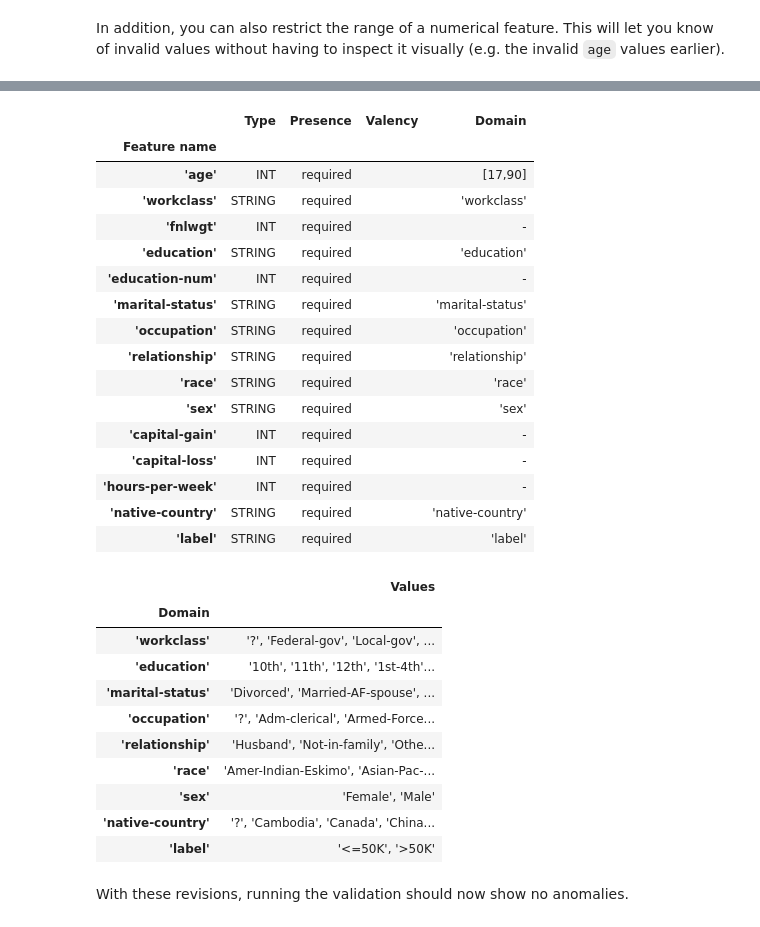
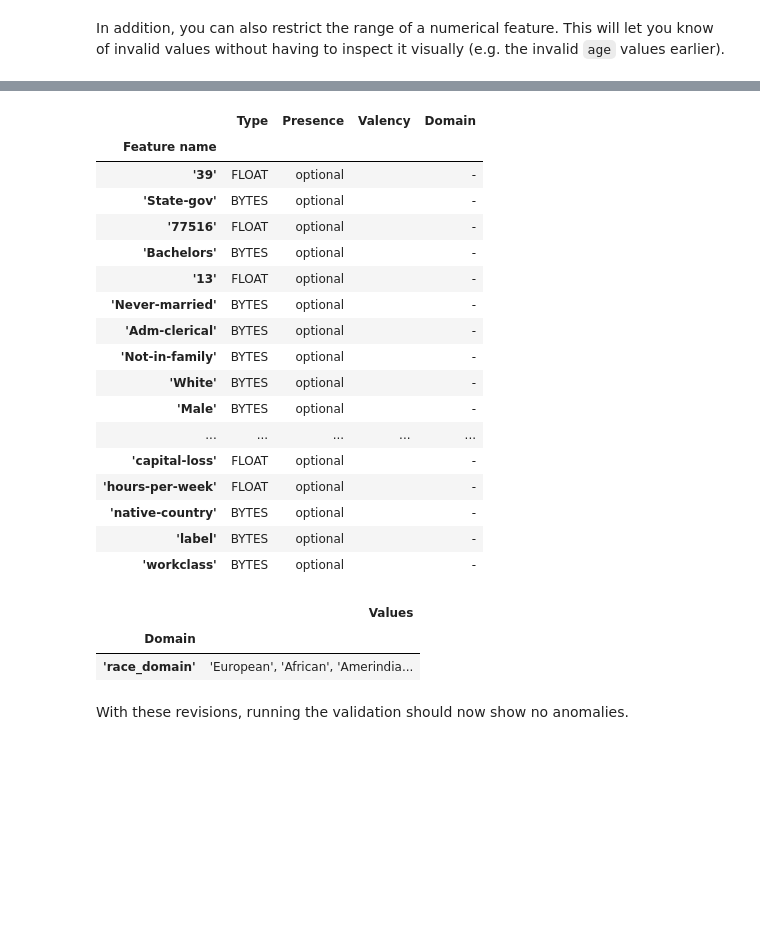
Before and after one commit to GrueneKatze/More-MOOCs, a Jupyter notebook: MLOps/MLOps-in-production/C2_W1_Lab_1_TFDV_Exercise.ipynb, the cells around one changed output, grey strips where cells are left out. Saved outputs shown, nothing was run; the diff lists cells and outputs as text; code cells hidden in the pictures; blank space fills up the shorter version.

```diff
--- a/MLOps/MLOps-in-production/C2_W1_Lab_1_TFDV_Exercise.ipynb
+++ b/MLOps/MLOps-in-production/C2_W1_Lab_1_TFDV_Exercise.ipynb
@@ -63,7 +83,7 @@ You will be working with the [Census Income Dataset](http://archive.ics.uci.edu/
 Let's load the dataset and split it into training and evaluation sets. We will not shuffle them for consistent results in this demo notebook but you should otherwise in real projects.
 # %%
 # Read in the training and evaluation datasets
-df = pd.read_csv('', skipinitialspace=True)#('data/adult.data', skipinitialspace=True)
+df = pd.read_csv('/content/adult.data', skipinitialspace=True)#('data/adult.data', skipinitialspace=True)
 
 # Split the dataset. Do not shuffle for this demo notebook.
 train_df, eval_df = train_test_split(df, test_size=0.2, shuffle=False)
@@ -245,3 +290,7 @@ tfdv.visualize_statistics(
 )
 # %% [output]
 [interactive output not drawn]
+# %%
+#Creating schema2 to include the new features from eval_stats
+schema2 = tfdv.infer_schema(statistics=eval_stats)
+tfdv.display_schema(schema2)
@@ -302,2 +367,7 @@ If you want to be rigid and instead add only valid values to the domain, you can
 race_domain = tfdv.get_domain(schema, 'race')
 race_domain.value.append('Asian')
+# %%
+#Let's set the race domain for the schema2
+race_domain = schema_pb2.StringDomain(value=['European', 'African', 'Amerindian'])
+tfdv.set_domain(schema2, "race", race_domain)
+#race_domain = tfdv.set_domain(schema2, 'race', schema_pb2.IntDomain(name='age', min=17, max=90))#tfdv.get_domain(schema2, 'race')
@@ -305,8 +378,8 @@ race_domain.value.append('Asian')
 In addition, you can also restrict the range of a numerical feature. This will let you know of invalid values without having to inspect it visually (e.g. the invalid `age` values earlier).
 # %%
 # Restrict the range of the `age` feature
-tfdv.set_domain(schema, 'age', schema_pb2.IntDomain(name='age', min=17, max=90))
+tfdv.set_domain(schema2, 'age', schema_pb2.IntDomain(name='age', min=17, max=90))
 
 # Display the modified schema. Notice the `Domain` column of `age`.
-tfdv.display_schema(schema)
+tfdv.display_schema(schema2)
 # %% [output]
@@ -313,31 +387,24 @@ tfdv.display_schema(schema)
 |  | Type | Presence | Valency | Domain |
 | Feature name |  |  |  |  |
-| 'age' | INT | required |  | [17,90] |
-| 'workclass' | STRING | required |  | 'workclass' |
-| 'fnlwgt' | INT | required |  | - |
-| 'education' | STRING | required |  | 'education' |
-| 'education-num' | INT | required |  | - |
-| 'marital-status' | STRING | required |  | 'marital-status' |
-| 'occupation' | STRING | required |  | 'occupation' |
-| 'relationship' | STRING | required |  | 'relationship' |
-| 'race' | STRING | required |  | 'race' |
-| 'sex' | STRING | required |  | 'sex' |
-| 'capital-gain' | INT | required |  | - |
-| 'capital-loss' | INT | required |  | - |
-| 'hours-per-week' | INT | required |  | - |
-| 'native-country' | STRING | required |  | 'native-country' |
-| 'label' | STRING | required |  | 'label' |
+| '39' | FLOAT | optional |  | - |
+| 'State-gov' | BYTES | optional |  | - |
+| '77516' | FLOAT | optional |  | - |
+| 'Bachelors' | BYTES | optional |  | - |
+| '13' | FLOAT | optional |  | - |
+| 'Never-married' | BYTES | optional |  | - |
+| 'Adm-clerical' | BYTES | optional |  | - |
+| 'Not-in-family' | BYTES | optional |  | - |
+| 'White' | BYTES | optional |  | - |
+| 'Male' | BYTES | optional |  | - |
+| ... | ... | ... | ... | ... |
+| 'capital-loss' | FLOAT | optional |  | - |
+| 'hours-per-week' | FLOAT | optional |  | - |
+| 'native-country' | BYTES | optional |  | - |
+| 'label' | BYTES | optional |  | - |
+| 'workclass' | BYTES | optional |  | - |
 |  | Values |
 | Domain |  |
-| 'workclass' | '?', 'Federal-gov', 'Local-gov', ... |
-| 'education' | '10th', '11th', '12th', '1st-4th'... |
-| 'marital-status' | 'Divorced', 'Married-AF-spouse', ... |
-| 'occupation' | '?', 'Adm-clerical', 'Armed-Force... |
-| 'relationship' | 'Husband', 'Not-in-family', 'Othe... |
-| 'race' | 'Amer-Indian-Eskimo', 'Asian-Pac-... |
-| 'sex' | 'Female', 'Male' |
-| 'native-country' | '?', 'Cambodia', 'Canada', 'China... |
-| 'label' | '<=50K', '>50K' |
+| 'race_domain' | 'European', 'African', 'Amerindia... |
 # %% [markdown]
 With these revisions, running the validation should now show no anomalies.
 # %%
```
Also changed, not shown: parts of 21 cells of this notebook.
